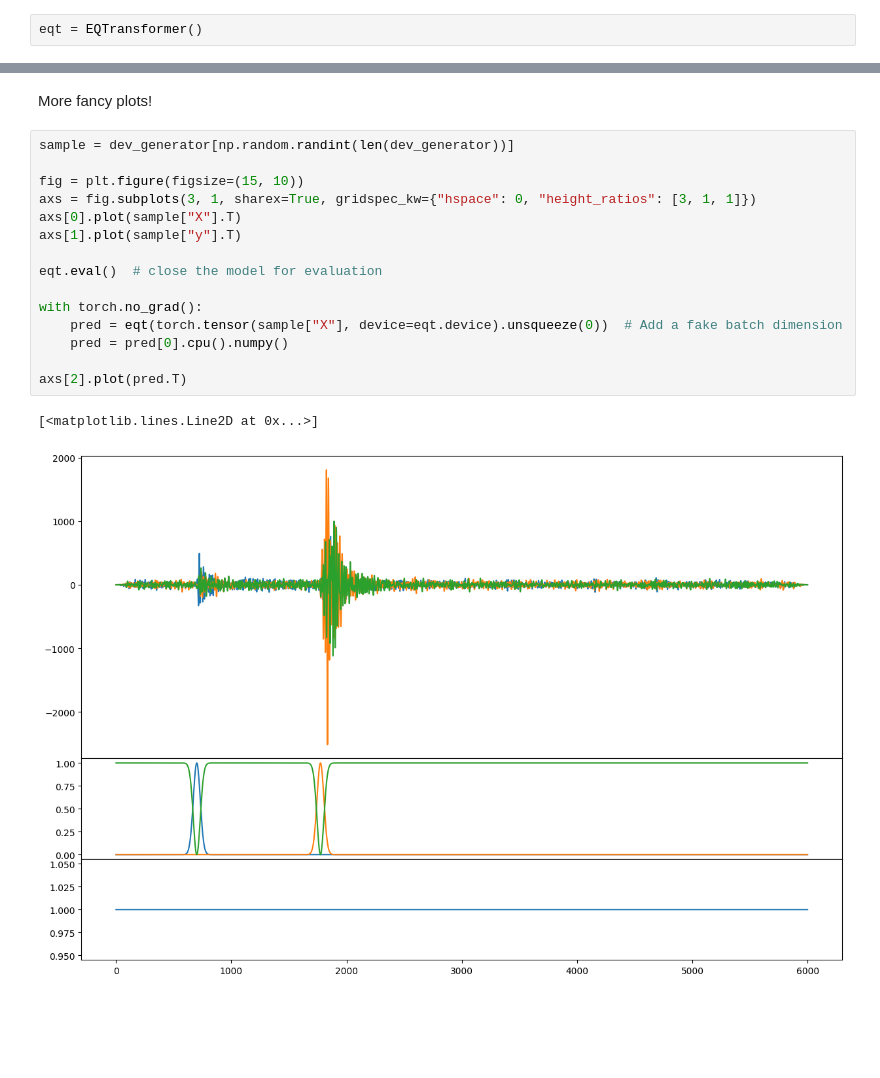
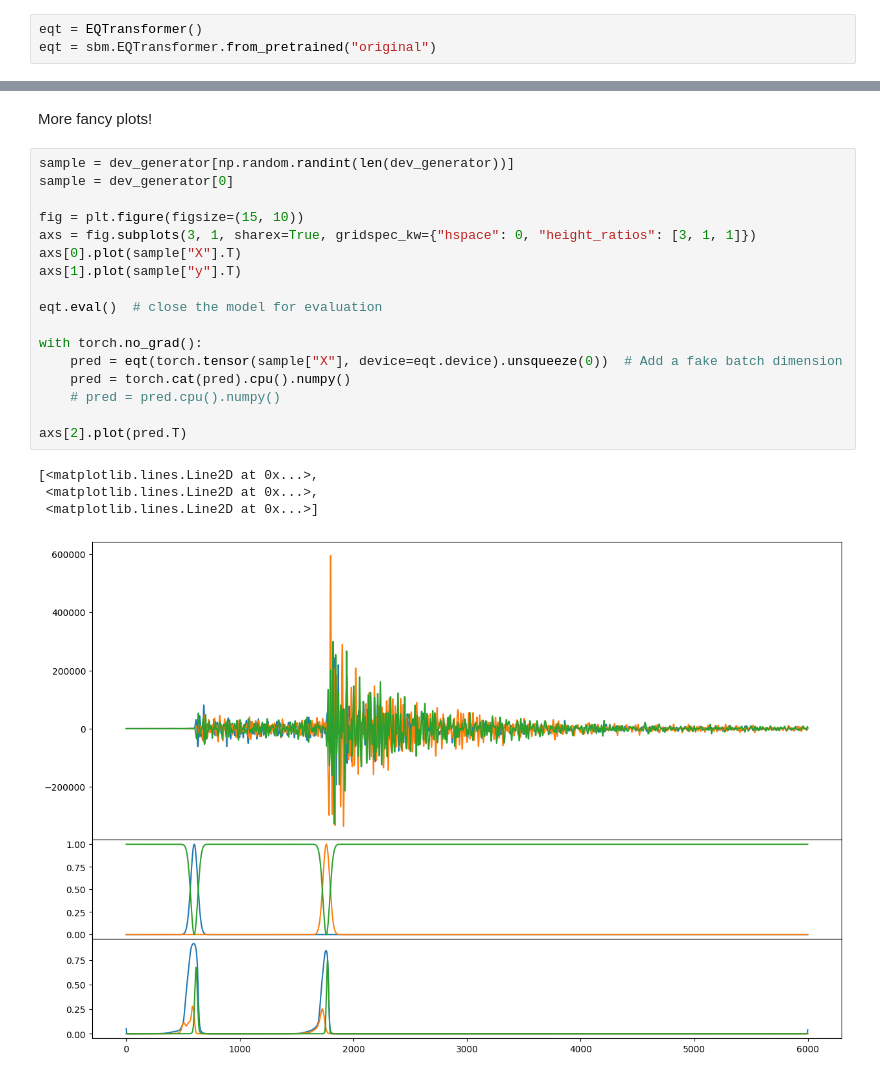
Before and after one commit to ib31iat/earthquake-monitoring, a Jupyter notebook: EQTransformer Example.ipynb, the cells around one changed output, grey strips where cells are left out. Cells and saved outputs as stored; diff of their text form; blank space fills up the shorter version.

```diff
--- a/EQTransformer Example.ipynb
+++ b/EQTransformer Example.ipynb
@@ -20,6 +21,7 @@ example_data = WaveformDataset("data/STEAD/example/seisbench")
 Instantiate a version of seisbench’s EQTransformer
 # %%
 eqt = EQTransformer()
+eqt = sbm.EQTransformer.from_pretrained("original")
 # %% [markdown]
 This part is slightly weird, but the *data* contains information about what is training, validation, and test, already.
 In this case, I just randomly designated 81 samples as training data, 9 as dev/validation data, and the remaining 10 as test data; see also the “Convert Example Data to Seisbench Format” notebook.
@@ -148,19 +150,23 @@ Test avg loss: -0.000010
 More fancy plots!
 # %%
 sample = dev_generator[np.random.randint(len(dev_generator))]
+sample = dev_generator[0]
 
 fig = plt.figure(figsize=(15, 10))
 axs = fig.subplots(3, 1, sharex=True, gridspec_kw={"hspace": 0, "height_ratios": [3, 1, 1]})
 axs[0].plot(sample["X"].T)
 axs[1].plot(sample["y"].T)
 
 eqt.eval()  # close the model for evaluation
 
 with torch.no_grad():
     pred = eqt(torch.tensor(sample["X"], device=eqt.device).unsqueeze(0))  # Add a fake batch dimension
-    pred = pred[0].cpu().numpy()
+    pred = torch.cat(pred).cpu().numpy()
+    # pred = pred.cpu().numpy()
 
 axs[2].plot(pred.T)
 # %% [output]
-[<matplotlib.lines.Line2D at 0x...>]
+[<matplotlib.lines.Line2D at 0x...>,
+ <matplotlib.lines.Line2D at 0x...>,
+ <matplotlib.lines.Line2D at 0x...>]
-[figure, old version]
+[figure, new version]
```
Also changed, not shown: parts of 5 cells of this notebook.
